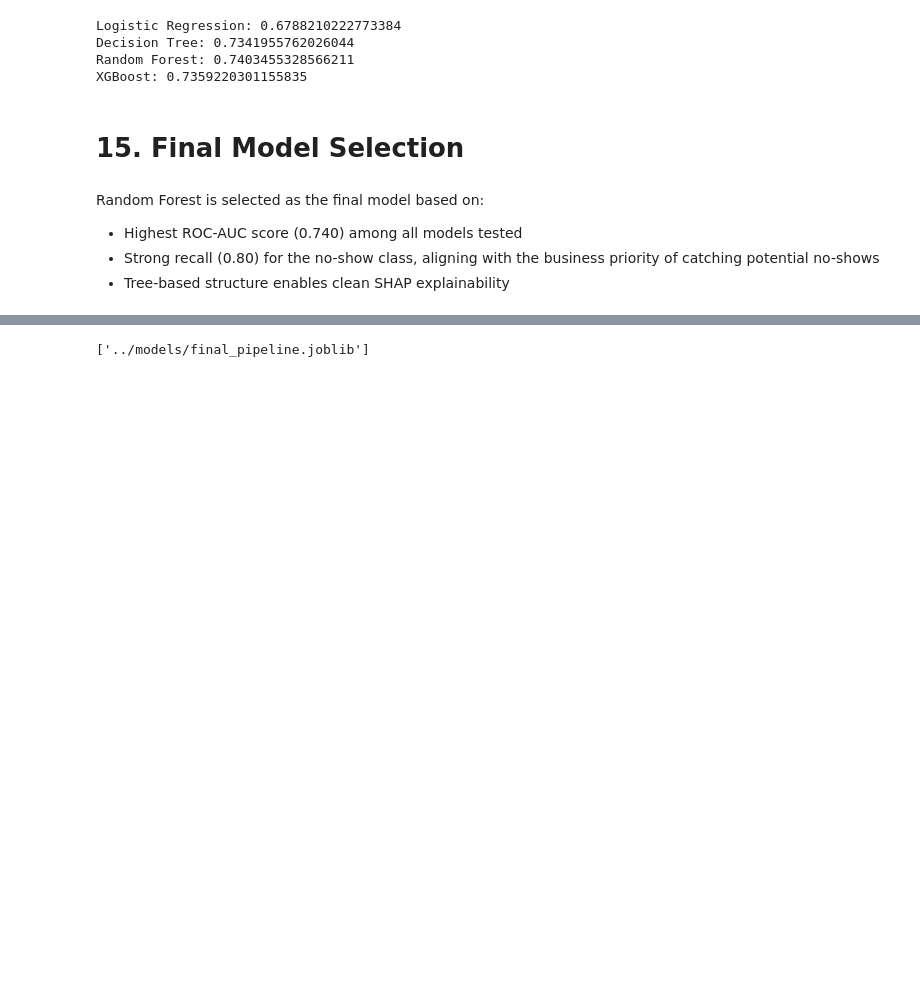
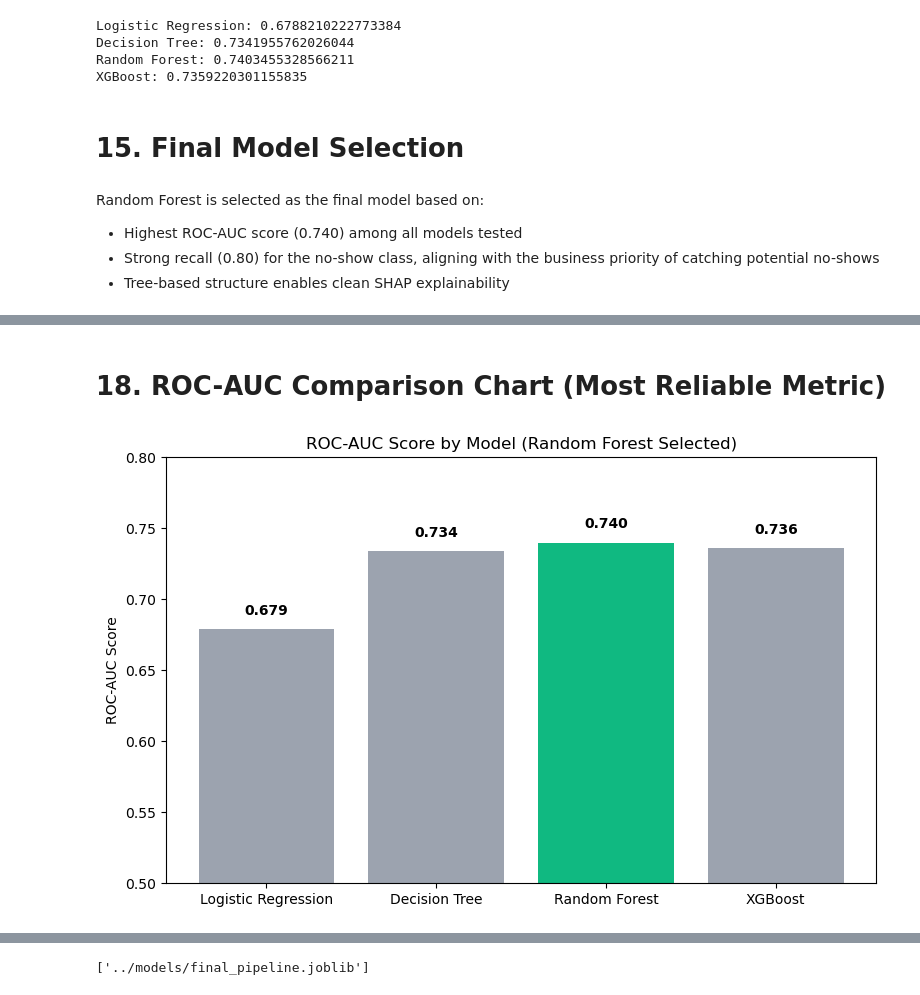
Before and after one commit to md-faiyazkhan/surevisit, a Jupyter notebook: notebooks/03_model_training.ipynb, the cells around one changed output, grey strips where cells are left out. Cells and saved outputs as stored; diff of their text form; code cells hidden in the pictures; blank space fills up the shorter version.

```diff
--- a/notebooks/03_model_training.ipynb
+++ b/notebooks/03_model_training.ipynb
@@ -176,0 +212,16 @@ Random Forest is selected as the final model based on:
+# %% [markdown]
+# 18. ROC-AUC Comparison Chart (Most Reliable Metric)
+# %%
+plt.figure(figsize=(8, 5))
+colors = ['#9CA3AF' if model != 'Random Forest' else '#10B981' for model in model_comparison['Model']]
+plt.bar(model_comparison['Model'], model_comparison['ROC_AUC'], color=colors)
+plt.title('ROC-AUC Score by Model (Random Forest Selected)')
+plt.ylabel('ROC-AUC Score')
+plt.ylim(0.5, 0.8)
+for i, v in enumerate(model_comparison['ROC_AUC']):
+    plt.text(i, v + 0.01, f"{v:.3f}", ha='center', fontweight='bold')
+plt.tight_layout()
+plt.show()
+plt.close()
+# %% [output]
+[figure, added]
```
Also changed, not shown: parts of 12 cells of this notebook.
